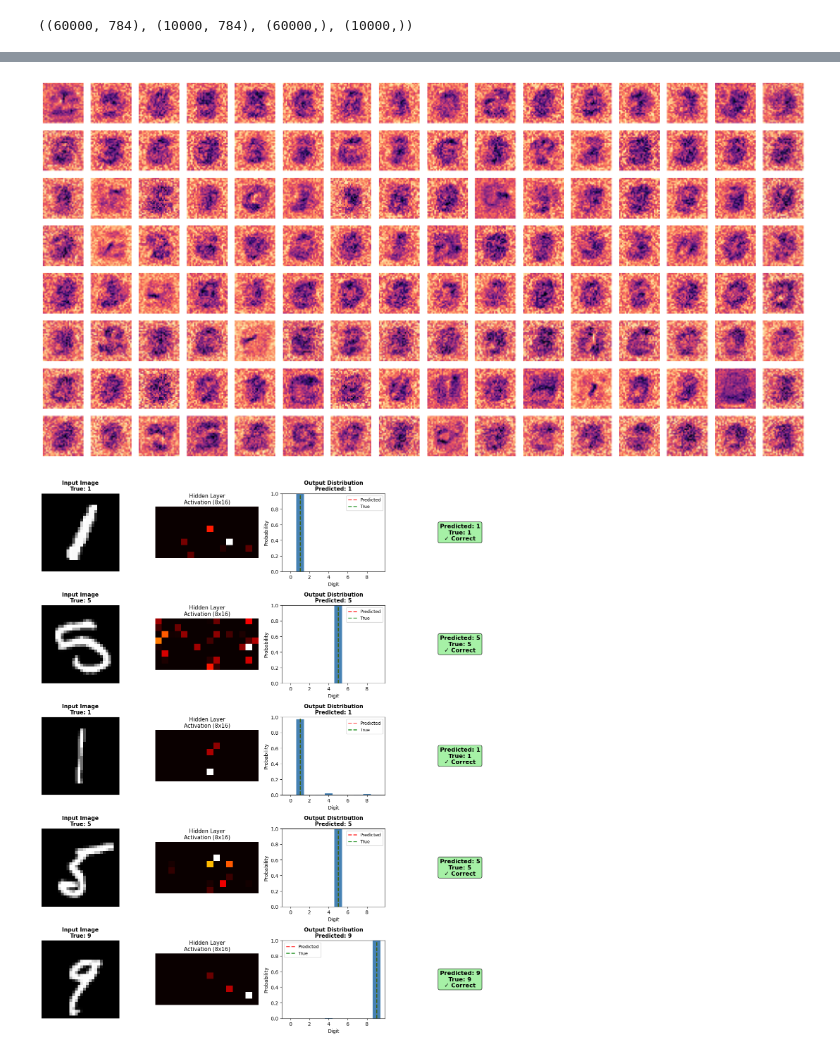
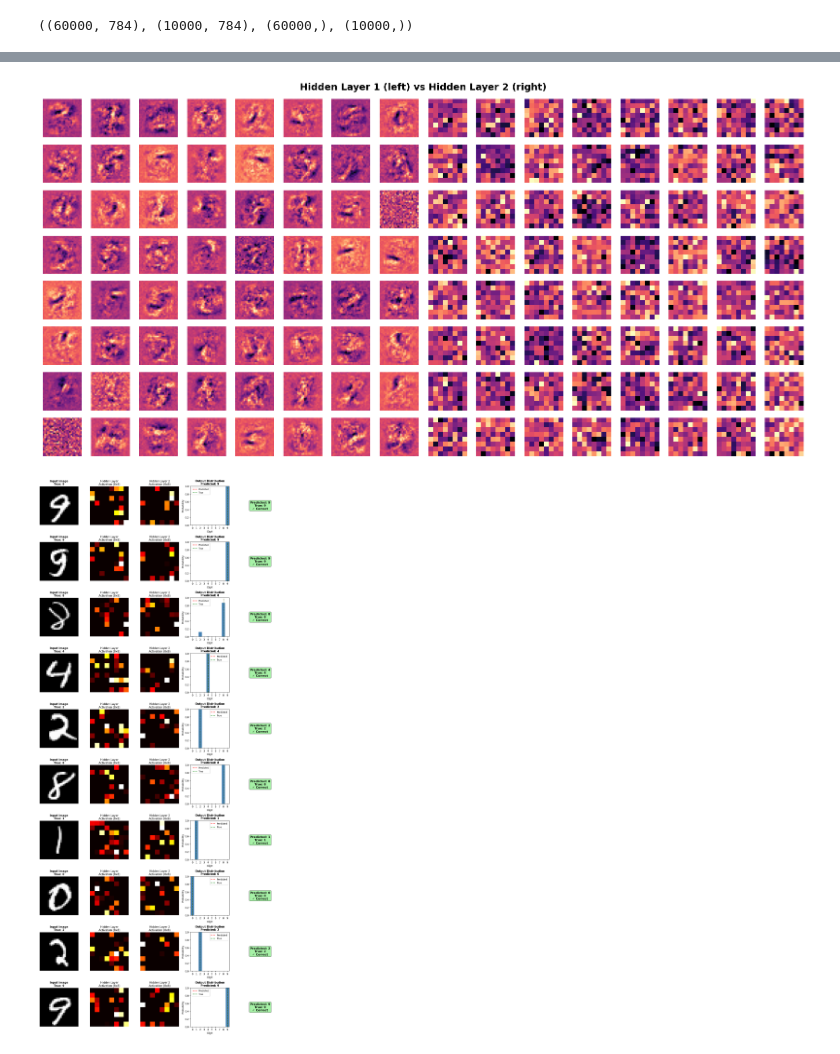
Before and after one commit to danielpederzini/read-mnist-numpy-only, a Jupyter notebook: main.ipynb, the cells around one changed output, grey strips where cells are left out. Saved outputs shown, nothing was run; the diff lists cells and outputs as text; code cells hidden in the pictures.

Commit message:
Add second hidden layer and improve visualizations

```diff
--- a/main.ipynb
+++ b/main.ipynb
@@ -136,5 +141,5 @@ def initialize_layers():
 # %%
-hidden_layer, output_layer = initialize_layers()
+hidden_layer, hidden_layer2, output_layer = initialize_layers()
 # %%
 def forward(input):
     hidden_layer_output = hidden_layer.forward(input)
@@ -162,7 +173,9 @@ def backward(input, hidden_layer_output, final_output, expected_ouput):
 # %%
-def update_parameters(dW_output, db_output, dW_hidden, db_hidden, learning_rate=0.01):
+def update_parameters(dW_output, db_output, dW_hidden2, db_hidden2, dW_hidden, db_hidden, learning_rate=0.01):
     output_layer.weights -= dW_output * learning_rate
     output_layer.biases -= db_output * learning_rate
+    hidden_layer2.weights -= dW_hidden2 * learning_rate
+    hidden_layer2.biases -= db_hidden2 * learning_rate
     hidden_layer.weights -= dW_hidden * learning_rate
     hidden_layer.biases -= db_hidden * learning_rate
 # %%
@@ -189,7 +205,7 @@ def test_accuracy():
 
     return accuracy
 # %%
-epochs = 10
+epochs = 20
 learning_rate = 0.01
 
 for epoch in range(epochs):
@@ -221,31 +243,41 @@ Test Accuracy: 94.81%
 # %%
 hidden_layer_weights = hidden_layer.weights.T
+hidden_layer2_weights = hidden_layer2.weights.T
 number_of_neurons = hidden_layer_weights.shape[0]
 
-columns = 16
+columns = 8
 rows = (number_of_neurons + columns - 1) // columns
 
-fig, axes = plt.subplots(rows, columns, figsize=(16, rows * 1))
+fig, axes = plt.subplots(rows, columns * 2, figsize=(16, rows * 1))
+
 for i in range(rows * columns):
-    ax = axes.flat[i]
+    ax = axes[i // columns, (i % columns)]
     if i < number_of_neurons:
         img = hidden_layer_weights[i].reshape(28, 28)
         ax.imshow(img, cmap='magma')
     ax.axis('off')
 
+for i in range(rows * columns):
+    ax = axes[i // columns, columns + (i % columns)]
+    if i < number_of_neurons:
+        img = hidden_layer2_weights[i].reshape(8, 8)
+        ax.imshow(img, cmap='magma')
+    ax.axis('off')
+
+plt.suptitle('Hidden Layer 1 (left) vs Hidden Layer 2 (right)', fontsize=14, fontweight='bold')
 plt.tight_layout()
 plt.show()
 # %% [output]
-[figure, old version]
+[figure, new version]
 # %%
-random_indices = np.random.choice(len(x_test), 5, replace=False)
+random_indices = np.random.choice(len(x_test), 10, replace=False)
 
-fig, axes = plt.subplots(5, 4, figsize=(14, 16))
+fig, axes = plt.subplots(10, 5, figsize=(14, 32))
 
 for row, idx in enumerate(random_indices):
     input_image = x_test[idx]
 
-    hidden_activation, final_output = forward(input_image)
+    hidden_activation, hidden2_activation, final_output = forward(input_image)
 
     predicted_label = np.argmax(final_output)
     true_label = y_test[idx]
@@ -256,34 +288,42 @@ for row, idx in enumerate(random_indices):
     ax.axis('off')
 
     ax = axes[row, 1]
-    hidden_viz = hidden_activation.reshape(8, 16)
+    hidden_viz = hidden_activation.reshape(8, 8)
     ax.imshow(hidden_viz, cmap='hot')
-    ax.set_title(f'Hidden Layer\nActivation (8x16)', fontsize=11)
+    ax.set_title(f'Hidden Layer\nActivation (8x8)', fontsize=11)
     ax.axis('off')
 
     ax = axes[row, 2]
+    hidden_viz = hidden2_activation.reshape(8, 8)
+    ax.imshow(hidden_viz, cmap='hot')
+    ax.set_title(f'Hidden Layer 2\nActivation (8x8)', fontsize=11)
+    ax.axis('off')
+
+    ax = axes[row, 3]
     ax.bar(range(10), final_output, color='steelblue')
     ax.set_xlabel('Digit')
     ax.set_ylabel('Probability')
     ax.set_title(f'Output Distribution\nPredicted: {predicted_label}', fontsize=11, fontweight='bold')
+    ax.set_xlim(-0.5, 9.5)
+    ax.set_xticks(range(10))
     ax.set_ylim([0, 1])
     ax.axvline(predicted_label, color='red', linestyle='--', linewidth=2, alpha=0.7, label='Predicted')
     ax.axvline(true_label, color='green', linestyle='--', linewidth=2, alpha=0.7, label='True')
     ax.legend(fontsize=9)
 
-    ax = axes[row, 3]
+    ax = axes[row, 4]
     ax.axis('off')
     result_text = f'Predicted: {predicted_label}\nTrue: {true_label}\n'
     if predicted_label == true_label:
         result_text += '✓ Correct'
         ax.text(0.5, 0.5, result_text, fontsize=12, ha='center', va='center',
                 bbox=dict(boxstyle='round', facecolor='lightgreen', alpha=0.8), fontweight='bold')
     else:
         result_text += '✗ Incorrect'
         ax.text(0.5, 0.5, result_text, fontsize=12, ha='center', va='center',
                 bbox=dict(boxstyle='round', facecolor='lightcoral', alpha=0.8), fontweight='bold')
 
 plt.tight_layout()
 plt.show()
 # %% [output]
-[figure, old version]
+[figure, new version]
```
Also changed, not shown: parts of 6 cells of this notebook, 1 other file.
